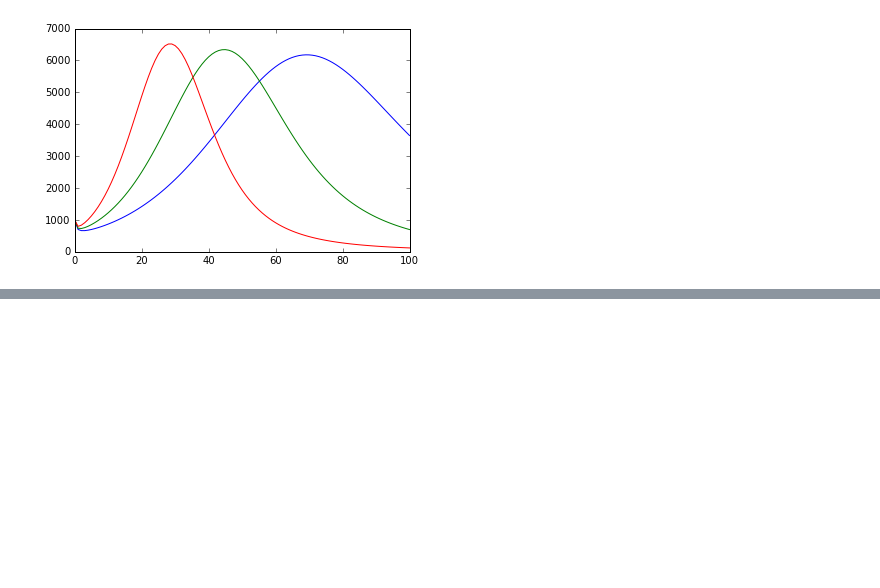
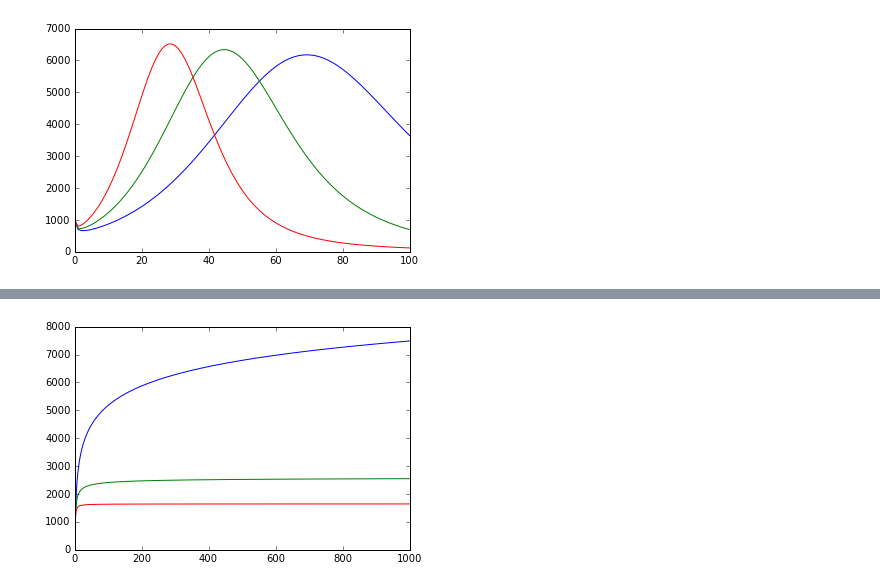
Before and after one commit to thevioletpiece/data_science_tools, a Jupyter notebook: Population Modelling.ipynb, the cells around one changed output, grey strips where cells are left out. Drawn from its saved outputs; the diff is of its cells as text; code cells hidden in the pictures; blank space fills up the shorter version.

```diff
--- a/Population Modelling.ipynb
+++ b/Population Modelling.ipynb
@@ -108,0 +110,18 @@ plt.show()
+# %%
+cohort=[]
+for i in range(1000):
+    cohort.append(1000 )
+# %%
+import matplotlib.pyplot as plt
+%matplotlib inline
+r1=computeDAU(cohort, 1)
+r1p5=computeDAU(cohort, 1.5)
+r2=computeDAU(cohort, 2)
+# %%
+#Why does only a power law of -1 have no convergence???
+plt.plot(r1)
+plt.plot(r1p5)
+plt.plot(r2)
+plt.show()
+# %% [output]
+[figure, added]
```
Also changed, not shown: parts of 2 cells of this notebook, 1 other file.
